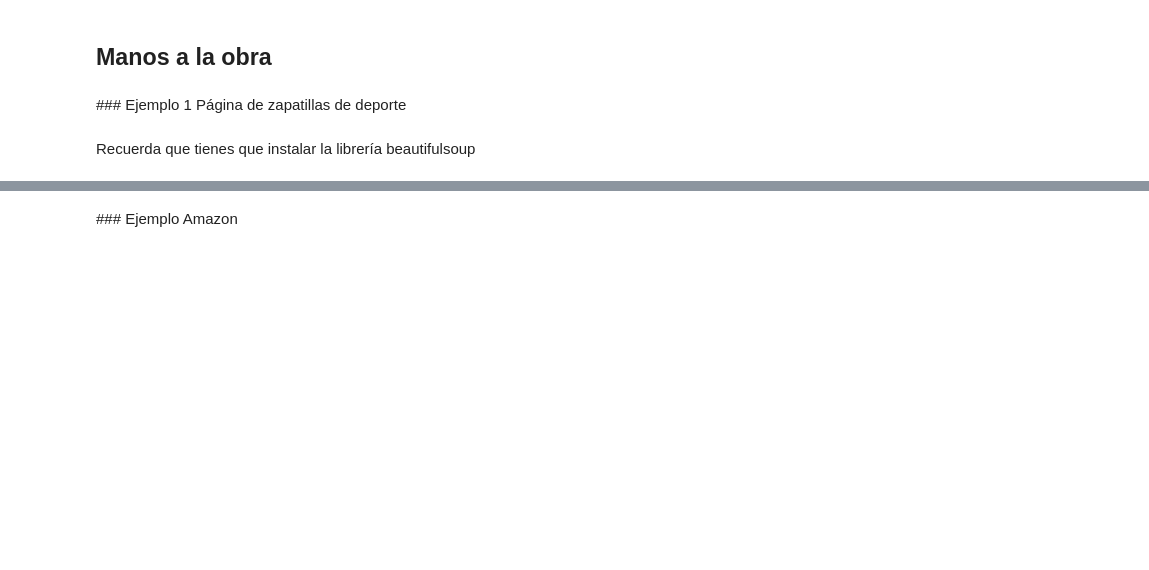
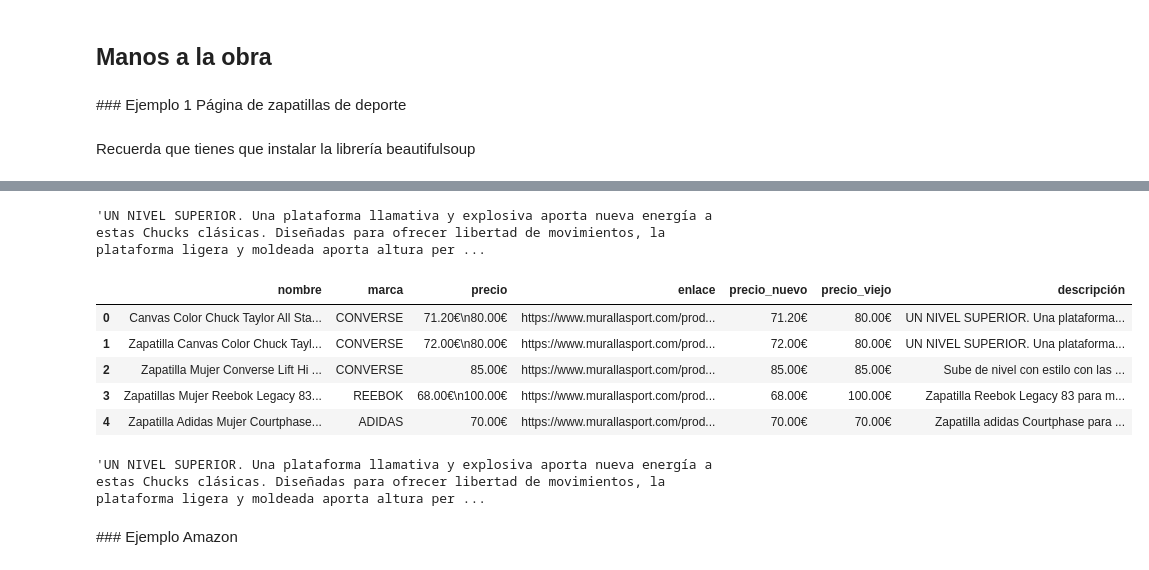
Before and after one commit to Ironhack-Data-Madrid-Octubre-2021/apuntes_clase, a Jupyter notebook: semana_03/04- Web scraping.ipynb, the cells around one changed output, grey strips where cells are left out. Cells and saved outputs as stored; diff of their text form; code cells hidden in the pictures; blank space fills up the shorter version.

```diff
--- a/semana_03/04- Web scraping.ipynb
+++ b/semana_03/04- Web scraping.ipynb
@@ -155,3 +363,32 @@ url = "https://www.murallasport.com/29-zapatillas-moda-mujer"
+# %%
+soup_prod = BeautifulSoup(producto_concreto.content, "html.parser")
+# %%
+textaco = soup_prod.findAll("div", {"class":"txt-description-product tab-pane active"})
+# %%
+textaco[0].getText().strip()
+# %% [output]
+'UN NIVEL SUPERIOR. Una plataforma llamativa y explosiva aporta nueva energía a estas Chucks clásicas. Diseñadas para ofrecer libertad de movimientos, la plataforma ligera y moldeada aporta altura per ...
+# %%
+def funcionzaca_epica(enlace):
+    res = requests.get(enlace)
+    soup = BeautifulSoup(res.content,"html.parser")
+    textaco = soup.findAll("div", {"class":"txt-description-product tab-pane active"})
+    return textaco[0].getText().strip()
+# %%
+data["descripción"] = data.enlace.apply(funcionzaca_epica)
+# %%
+data.head()
+# %% [output]
+|  | nombre | marca | precio | enlace | precio_nuevo | precio_viejo | descripción |
+| 0 | Canvas Color Chuck Taylor All Sta... | CONVERSE | 71.20€\n80.00€ | https://www.murallasport.com/prod... | 71.20€ | 80.00€ | UN NIVEL SUPERIOR. Una plataforma... |
+| 1 | Zapatilla Canvas Color Chuck Tayl... | CONVERSE | 72.00€\n80.00€ | https://www.murallasport.com/prod... | 72.00€ | 80.00€ | UN NIVEL SUPERIOR. Una plataforma... |
+| 2 | Zapatilla Mujer Converse Lift Hi ... | CONVERSE | 85.00€ | https://www.murallasport.com/prod... | 85.00€ | 85.00€ | Sube de nivel con estilo con las ... |
+| 3 | Zapatillas Mujer Reebok Legacy 83... | REEBOK | 68.00€\n100.00€ | https://www.murallasport.com/prod... | 68.00€ | 100.00€ | Zapatilla Reebok Legacy 83 para m... |
+| 4 | Zapatilla Adidas Mujer Courtphase... | ADIDAS | 70.00€ | https://www.murallasport.com/prod... | 70.00€ | 70.00€ | Zapatilla adidas Courtphase para ... |
+# %%
+data.loc[0]["descripción"]
+# %% [output]
+'UN NIVEL SUPERIOR. Una plataforma llamativa y explosiva aporta nueva energía a estas Chucks clásicas. Diseñadas para ofrecer libertad de movimientos, la plataforma ligera y moldeada aporta altura per ...
 # %% [markdown]
 ### Ejemplo Amazon
 # %%
```
Also changed, not shown: parts of 75 cells of this notebook, 1 other file.
